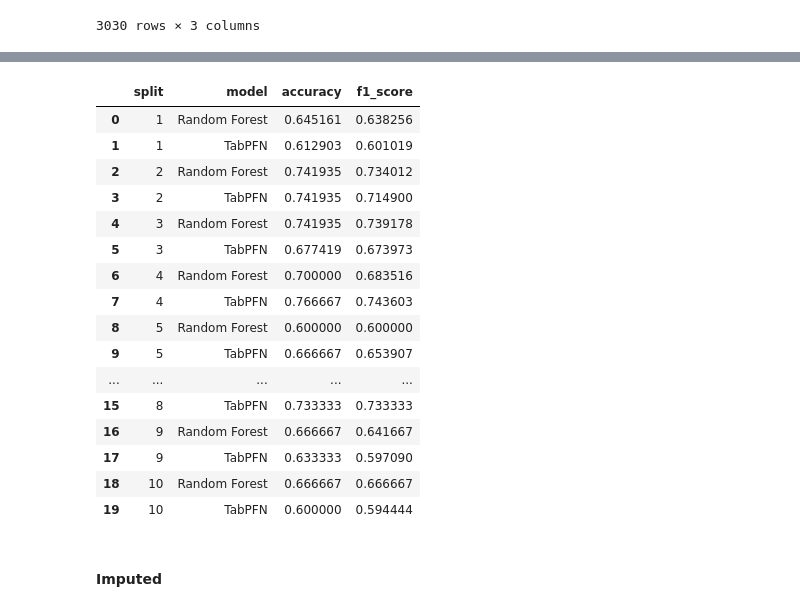
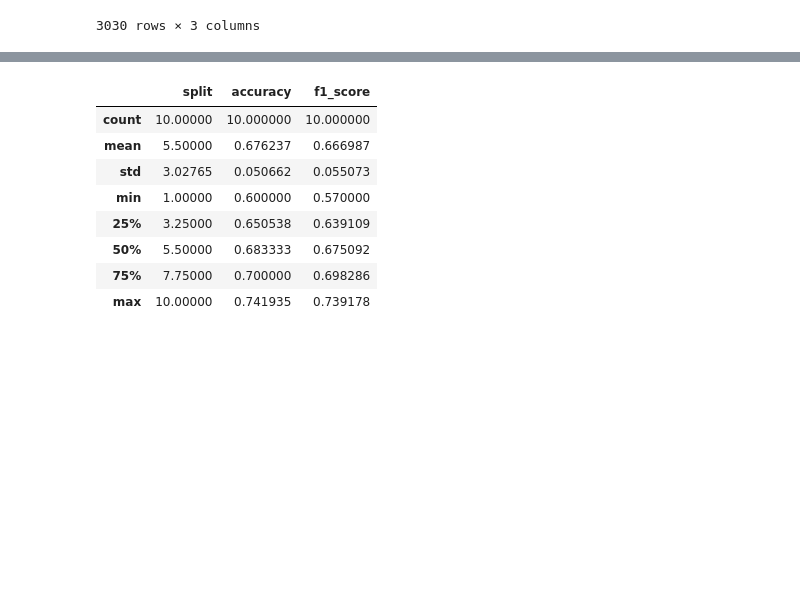
Before and after one commit to buehlpa/berne-cohort-data-pipeline, a Jupyter notebook: 5_0_0_HDf5_File_creation.ipynb, the cells around one changed output, grey strips where cells are left out. Drawn from its saved outputs; the diff is of its cells as text; code cells hidden in the pictures; blank space fills up the shorter version.

```diff
--- a/5_0_0_HDf5_File_creation.ipynb
+++ b/5_0_0_HDf5_File_creation.ipynb
@@ -368,69 +400,50 @@ from sklearn.metrics import accuracy_score, f1_score
 from tabpfn import TabPFNClassifier
 from sklearn.preprocessing import LabelEncoder
 
-# Encode the categorical target variable 'mrs'
+# Encode the categorical target variab le 'mrs'
 label_encoder = LabelEncoder()
 selected_tab['mrs_encoded'] = label_encoder.fit_transform(selected_tab['mrs'])
 
 # Define features and target
-X = selected_tab.drop(columns=['mrs', 'mrs_encoded'])  # Drop categorical target
-X = pd.get_dummies(X)  # One-hot encode categorical features
+X = selected_tab.drop(columns=['mrs', 'mrs_encoded'])
+X = pd.get_dummies(X)
 y = selected_tab['mrs_encoded']
 
-# Ensure no NaNs exist in the features
-X = X.fillna(X.median())  # Replace NaNs with median
-
-# Initialize performance tracking
 results = []
 
-# Loop over each split
 for split in range(1, 11):
-    # Get train-test indices for this split
     train_idx = split_df[(split_df['split'] == split) & (split_df['set'] == 'train')]['index'].values
     test_idx = split_df[(split_df['split'] == split) & (split_df['set'] == 'test')]['index'].values
 
-    # Extract training and testing data
+    # Train Random Forest
     X_train, X_test = X.iloc[train_idx], X.iloc[test_idx]
     y_train, y_test = y.iloc[train_idx], y.iloc[test_idx]
-
-    # 1. Train Random Forest
     rf = RandomForestClassifier(n_estimators=100, random_state=42)
     rf.fit(X_train, y_train)
     y_pred_rf = rf.predict(X_test)
-
-    # Compute performance metrics for RF
     accuracy_rf = accuracy_score(y_test, y_pred_rf)
     f1_rf = f1_score(y_test, y_pred_rf, average='weighted')
 
-    # 2. Train TabPFN
+    # Train TabPFN
     tabpfn = TabPFNClassifier(device="cpu")
-
-    # Convert X_train and X_test to float32 to avoid dtype issues
     X_train_tabpfn = X_train.astype(np.float32).values
     X_test_tabpfn = X_test.astype(np.float32).values
     y_train_tabpfn = y_train.values
-
     tabpfn.fit(X_train_tabpfn, y_train_tabpfn)
     y_pred_tabpfn = tabpfn.predict(X_test_tabpfn)
-
-    # Compute performance metrics for TabPFN
     accuracy_tabpfn = accuracy_score(y_test, y_pred_tabpfn)
     f1_tabpfn = f1_score(y_test, y_pred_tabpfn, average='weighted')
 
-    # Store results
     results.append({
         'split': split,
         'model': 'Random Forest',
         'accuracy': accuracy_rf,
-        'f1_score': f1_rf,
-    })
-
+        'f1_score': f1_rf,})
     results.append({
         'split': split,
         'model': 'TabPFN',
         'accuracy': accuracy_tabpfn,
-        'f1_score': f1_tabpfn,
-    })
+        'f1_score': f1_tabpfn,})
 
-# Convert results to DataFrame
 results_df = pd.DataFrame(results)
+results_df
@@ -437,22 +468,12 @@ results_df = pd.DataFrame(results)
-# %%
-results_df
-# %% [output]
-|  | split | model | accuracy | f1_score |
-| 0 | 1 | Random Forest | 0.645161 | 0.638256 |
-| 1 | 1 | TabPFN | 0.612903 | 0.601019 |
-| 2 | 2 | Random Forest | 0.741935 | 0.734012 |
-| 3 | 2 | TabPFN | 0.741935 | 0.714900 |
-| 4 | 3 | Random Forest | 0.741935 | 0.739178 |
-| 5 | 3 | TabPFN | 0.677419 | 0.673973 |
-| 6 | 4 | Random Forest | 0.700000 | 0.683516 |
-| 7 | 4 | TabPFN | 0.766667 | 0.743603 |
-| 8 | 5 | Random Forest | 0.600000 | 0.600000 |
-| 9 | 5 | TabPFN | 0.666667 | 0.653907 |
-| ... | ... | ... | ... | ... |
-| 15 | 8 | TabPFN | 0.733333 | 0.733333 |
-| 16 | 9 | Random Forest | 0.666667 | 0.641667 |
-| 17 | 9 | TabPFN | 0.633333 | 0.597090 |
-| 18 | 10 | Random Forest | 0.666667 | 0.666667 |
-| 19 | 10 | TabPFN | 0.600000 | 0.594444 |
-# %% [markdown]
-#### Imputed
+# %%
+results_df[results_df['model']=='Random Forest'].describe()
+# %% [output]
+|  | split | accuracy | f1_score |
+| count | 10.00000 | 10.000000 | 10.000000 |
+| mean | 5.50000 | 0.676237 | 0.666987 |
+| std | 3.02765 | 0.050662 | 0.055073 |
+| min | 1.00000 | 0.600000 | 0.570000 |
+| 25% | 3.25000 | 0.650538 | 0.639109 |
+| 50% | 5.50000 | 0.683333 | 0.675092 |
+| 75% | 7.75000 | 0.700000 | 0.698286 |
+| max | 10.00000 | 0.741935 | 0.739178 |
```
Also changed, not shown: parts of 12 cells of this notebook.
